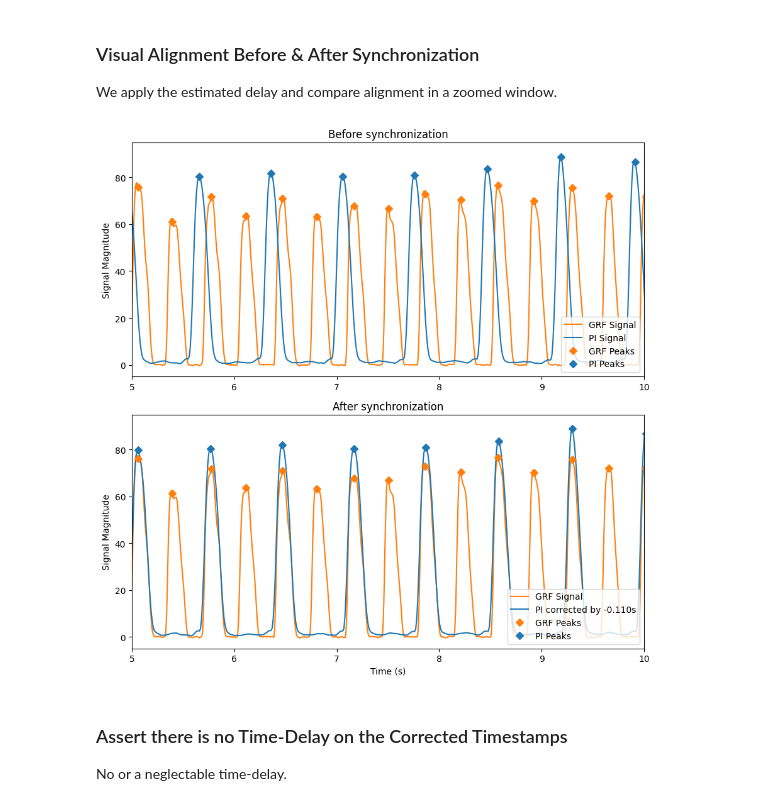
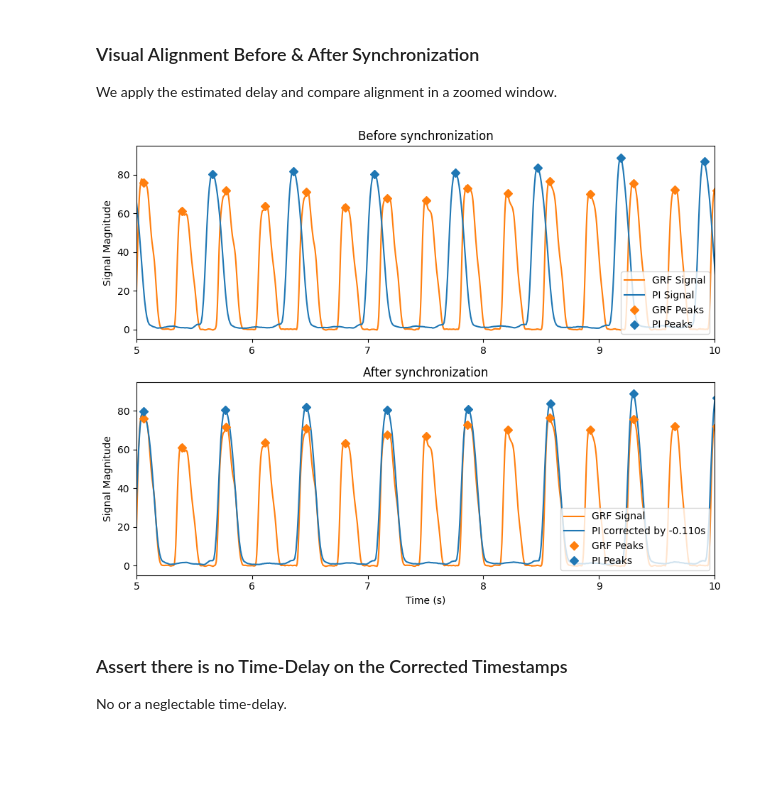
Before and after one commit to iot-salzburg/nearest-advocate, a Jupyter notebook: experiments/application_gait_measurements.ipynb, the cells around one changed output. Drawn from its saved outputs; the diff is of its cells as text; code cells hidden in the pictures; blank space fills up the shorter version.

Commit message:
update step sync image

```diff
--- a/experiments/application_gait_measurements.ipynb
+++ b/experiments/application_gait_measurements.ipynb
@@ -174,34 +174,35 @@ timestamps_pi_corrected = timestamps_pi - time_shift
 We apply the estimated delay and compare alignment in a zoomed window.
 # %%
 window = (5, 10)
-fig, axs = plt.subplots(2, 1, figsize=(9, 9), sharey=True)
+fig, axs = plt.subplots(2, 1, figsize=(9, 7), sharey=True)
 
 # Original
 axs[0].plot(timestamps_ref, arr_ref, color="C1", label="GRF Signal")
 axs[0].plot(timestamps_pi,  arr_pi, color="C0", label="PI Signal")
 axs[0].plot(ref_peak_times, arr_ref[peaks_ref_idx], marker="D", linestyle="None", color="C1", label="GRF Peaks")
 axs[0].plot(pi_peak_times, arr_pi[peaks_pi_idx], marker="D", linestyle="None", color="C0", label="PI Peaks")
 
 axs[0].set_ylabel("Signal Magnitude")
 axs[0].set_xlim(*window)
 axs[0].set_title("Before synchronization")
 axs[0].legend(loc="lower right")
 
 # After Synchronization
 axs[1].plot(timestamps_ref, arr_ref, color="C1", label="GRF Signal")
 axs[1].plot(timestamps_pi_corrected,  arr_pi, color="C0", label=f"PI corrected by {time_shift:.3f}s")
 axs[1].plot(ref_peak_times, arr_ref[peaks_ref_idx], marker="D", linestyle="None", color="C1", label="GRF Peaks")
 axs[1].plot(pi_peak_times_corrected, arr_pi[peaks_pi_idx], marker="D", linestyle="None", color="C0", label="PI Peaks")
 axs[1].set_xlim(*window)
 axs[1].set_xlabel("Time (s)")
 axs[1].set_ylabel("Signal Magnitude")
 axs[1].set_title("After synchronization")
 axs[1].legend(loc="lower right")
 
 plt.tight_layout()
+plt.savefig("fig/step_sync.png", dpi=200)
 plt.show()
 # %% [output]
-[figure, old version]
+[figure, new version]
 # %% [markdown]
 ### Assert there is no Time-Delay on the Corrected Timestamps
 
```
Also changed, not shown: 1 other file.
